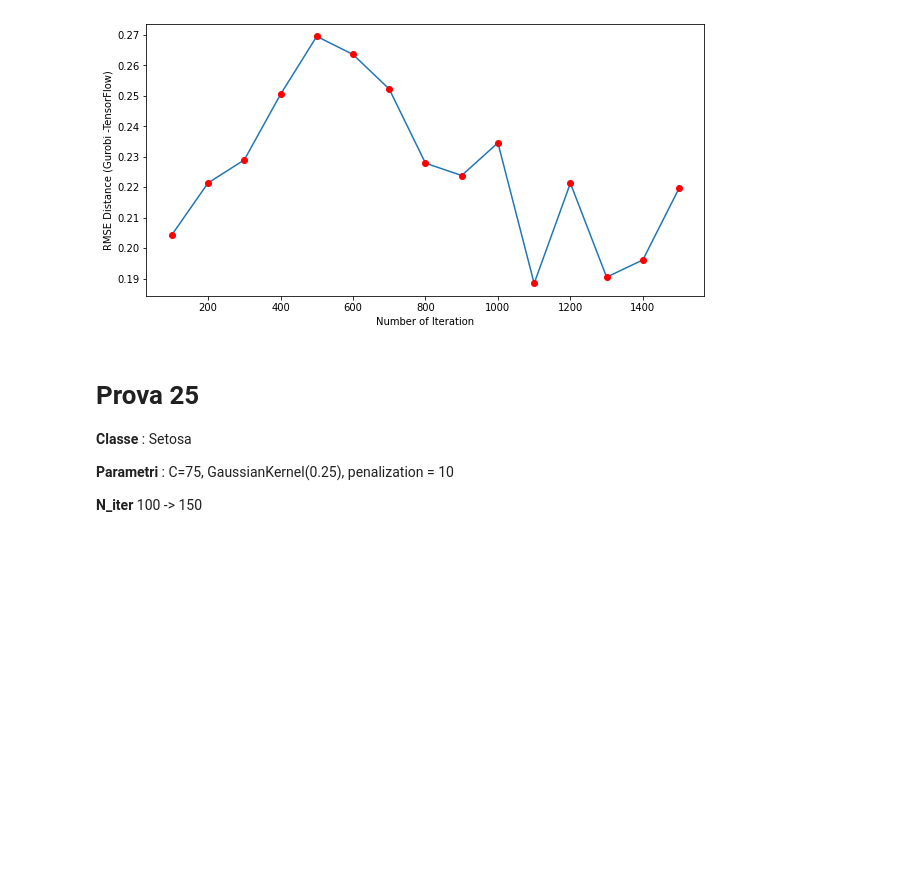
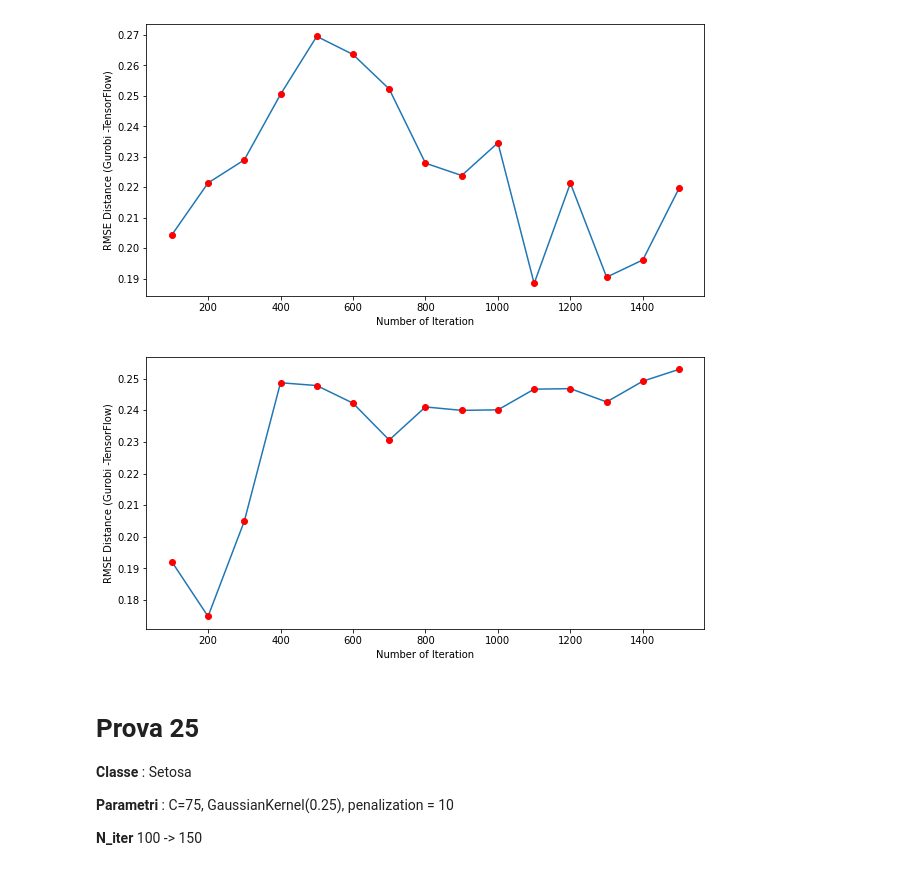
Before and after one commit to GiacomoInt/Tesi, a Jupyter notebook: notebook/Grafici-checkpoint.ipynb, the cells around one changed output. Cells and saved outputs as stored; diff of their text form; code cells hidden in the pictures; blank space fills up the shorter version.

```diff
--- a/notebook/Grafici-checkpoint.ipynb
+++ b/notebook/Grafici-checkpoint.ipynb
@@ -305,6 +305,10 @@ grafico('../log/Setosa/c75_sigma05_penalization100.log')
 grafico('../log/Setosa/c75_sigma025_penalization01.log')
 # %% [output]
 [figure]
+# %%
+grafico('../log/prova2.log')
+# %% [output]
+[figure, added]
 # %% [markdown]
 # Prova 25
 **Classe** : Setosa
```
Also changed, not shown: parts of 3 cells of this notebook, 4 other files.
